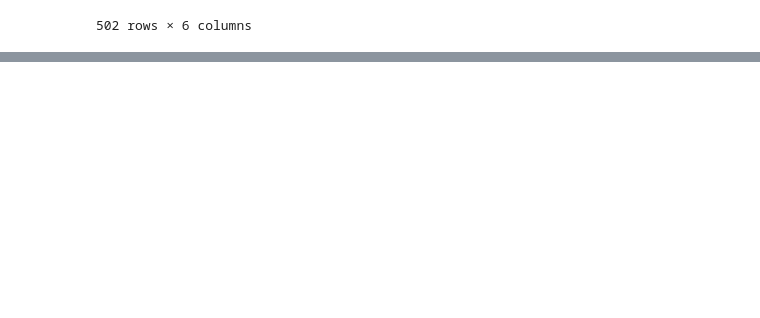
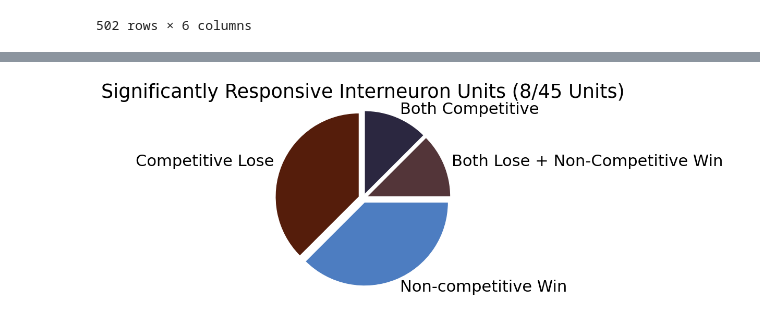
Before and after one commit to AceTylerCholine/npc_playground, a Jupyter notebook: ZScore_Compness.ipynb, the cells around one changed output, grey strips where cells are left out. Cells and saved outputs as stored; diff of their text form; code cells hidden in the pictures; blank space fills up the shorter version.

```diff
--- a/ZScore_Compness.ipynb
+++ b/ZScore_Compness.ipynb
@@ -1675,0 +1761,50 @@ units_df
+# %%
+import matplotlib.pyplot as plt
+import os
+
+# Provided data breakdown
+events_count = {
+    '[competitive_lose]': 3,
+    '[no_comp_win]': 3,
+    '[competitive_lose, no_comp_lose, no_comp_win]': 1,
+    '[competitive_lose, competitive_win]': 1
+}
+
+# Mapping categories to colors and labels
+categories = {
+    'Competitive Lose': {'count': events_count['[competitive_lose]'], 'color': '#551d0b', 'label': 'Competitive Lose'},
+    'Non-competitive Win': {'count': events_count['[no_comp_win]'], 'color': '#4d7dc1', 'label': 'Non-competitive Win'},
+    'Both Lose + Non-Competitive Win': {'count': events_count['[competitive_lose, no_comp_lose, no_comp_win]'], 'color': '#533539', 'label': 'Both Lose + Non-Competitive Win'},
+    'Both Competitive': {'count': events_count['[competitive_lose, competitive_win]'], 'color': '#2B2740', 'label': 'Both Competitive'}
+}
+
+# Prepare data for the pie plot
+labels = [category['label'] for category in categories.values()]
+sizes = [category['count'] for category in categories.values()]
+colors = [category['color'] for category in categories.values()]
+
+# Option to explode slices slightly for better visibility
+explode = (0.05, 0.05, 0.05, 0.05)  # slight explosion for each slice
+
+# Create pie plot
+fig, ax = plt.subplots()
+ax.pie(sizes, labels=labels, colors=colors, startangle=90, explode=explode, wedgeprops={'edgecolor': 'white', 'linewidth': 1})
+
+ax.axis('equal')  # Equal aspect ratio ensures that pie is drawn as a circle.
+
+# Title
+plt.title('Significantly Responsive Interneuron Units (8/45 Units)')
+
+# Check if the directory exists, and if not, create it
+directory = "leo_poster"
+if not os.path.exists(directory):
+    os.makedirs(directory)
+
+# Save plot as SVG and JPG
+plt.savefig(f'{directory}/interneuron_units.svg', format='svg', bbox_inches='tight')
+plt.savefig(f'{directory}/interneuron_units.jpg', format='jpg', bbox_inches='tight')
+
+# Show plot
+plt.show()
+# %% [output]
+[figure, added]
```
Also changed, not shown: parts of 2 cells of this notebook, 50 other files.
